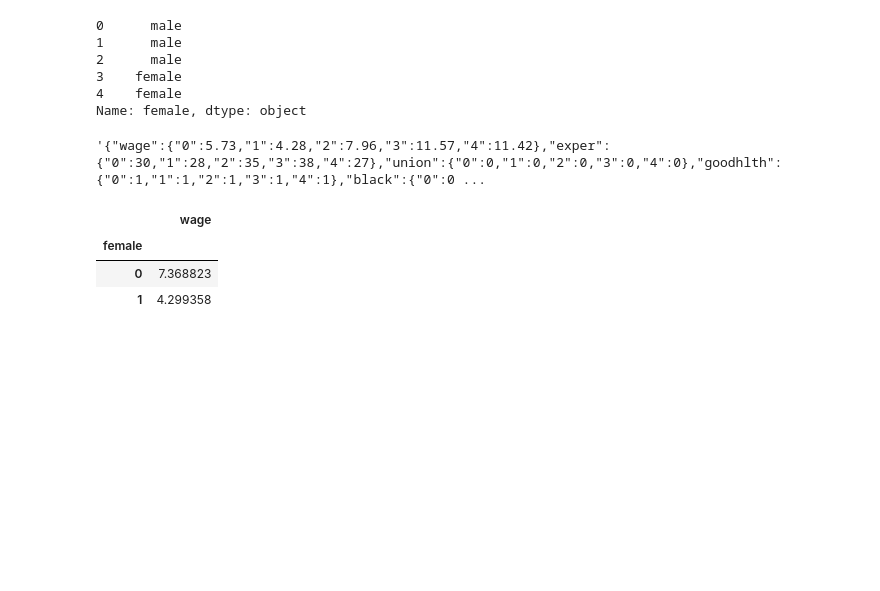
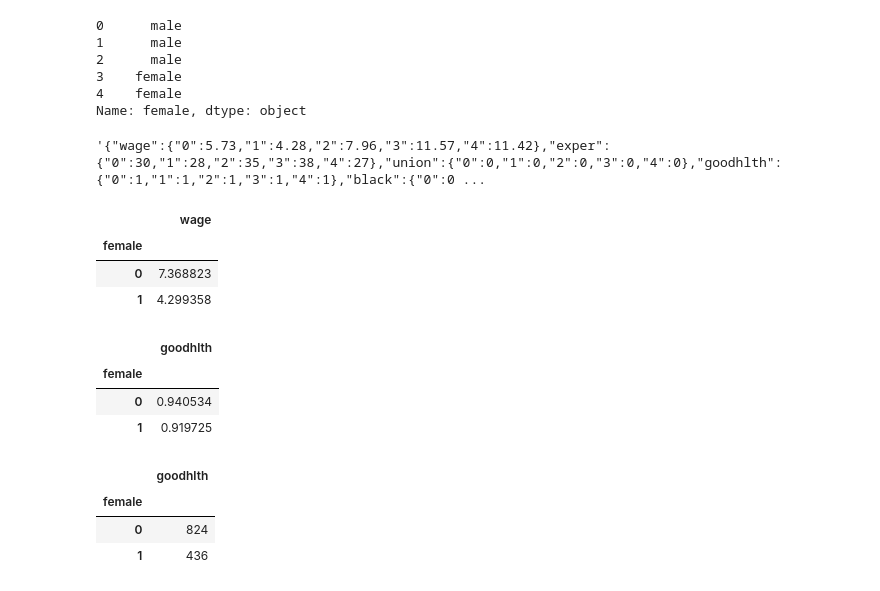
Before and after one commit to texnedo/mlcourse-labs, a Jupyter notebook: ml-course-test.ipynb, the cells around one changed output. Saved outputs shown, nothing was run; the diff lists cells and outputs as text; code cells hidden in the pictures; blank space fills up the shorter version.

```diff
--- a/ml-course-test.ipynb
+++ b/ml-course-test.ipynb
@@ -151,3 +151,17 @@ dt.groupby('female').agg({'wage':'mean'})
 | female |  |
 | 0 | 7.368823 |
 | 1 | 4.299358 |
+# %%
+dt.groupby('female').agg({'goodhlth':'mean'})
+# %% [output]
+|  | goodhlth |
+| female |  |
+| 0 | 0.940534 |
+| 1 | 0.919725 |
+# %%
+dt.groupby('female').agg({'goodhlth':'count'})
+# %% [output]
+|  | goodhlth |
+| female |  |
+| 0 | 824 |
+| 1 | 436 |
```
Also changed, not shown: parts of 5 cells of this notebook, 5 other files.
